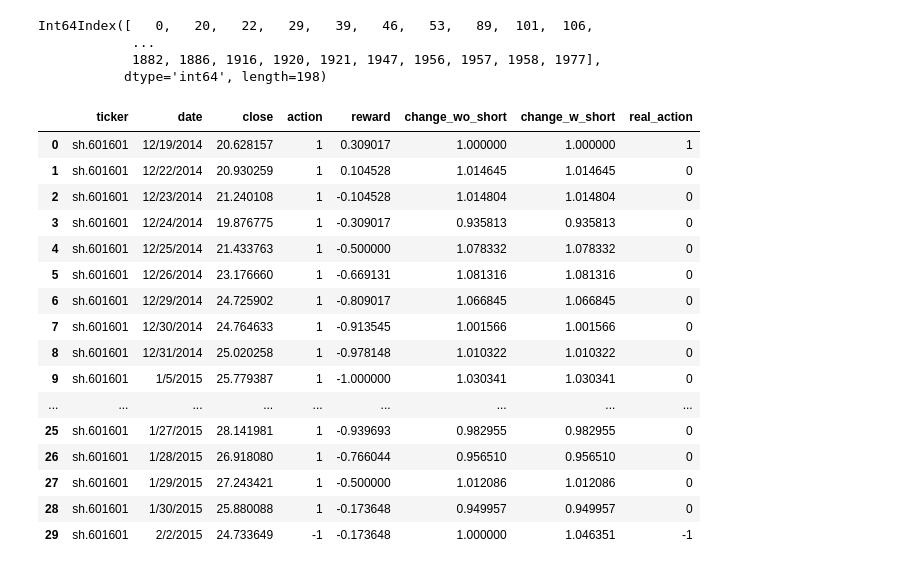
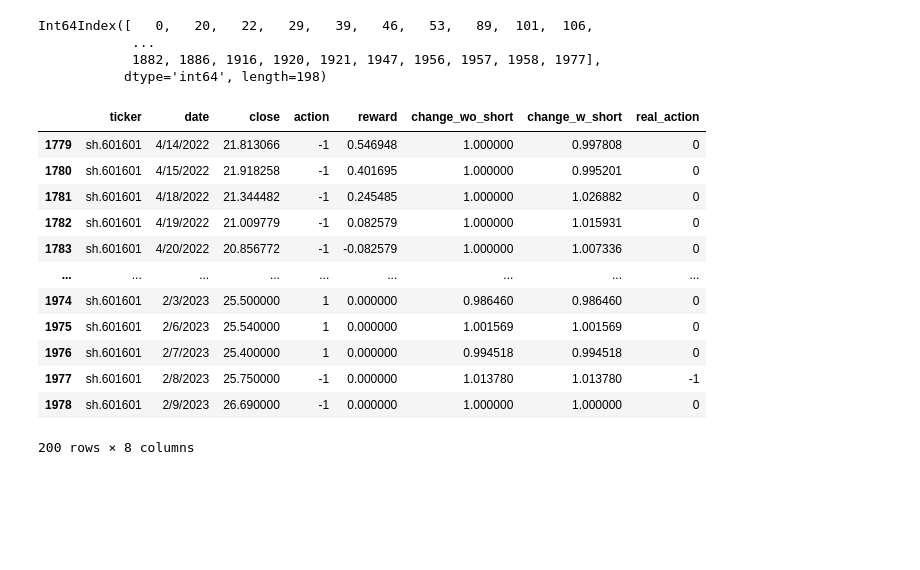
Before and after one commit to Rant-yang/EATA-RL, a Jupyter notebook: test.ipynb, the cells around one changed output. Drawn from its saved outputs; the diff is of its cells as text; code cells hidden in the pictures; blank space fills up the shorter version.

```diff
--- a/test.ipynb
+++ b/test.ipynb
@@ -614,0 +629,10 @@ str
+# %%
+# 然后才能做如下操作
+df.index = pd.to_datetime(df.date)
+buy_n_hold = df.close.pct_change().fillna(0).tz_localize('UTC')
+asset_wo_short = df.change_w_short.diff().fillna(0).tz_localize('UTC')
+import pyfolio
+with pyfolio.plotting.plotting_context(font_scale=1.1):
+        pyfolio.create_full_tear_sheet(
+            returns=asset_wo_short  , benchmark_rets=buy_n_hold, set_context=False
+        )
@@ -636,24 +691,20 @@ Int64Index([   0,   20,   22,   29,   39,   46,   53,   89,  101,  106,
             1882, 1886, 1916, 1920, 1921, 1947, 1956, 1957, 1958, 1977],
            dtype='int64', length=198)
 # %%
-df["real_action"] = df.apply()
+df["real_action"] = df.apply(lambda x: x.action if x.name in actioned.index else 0, axis = 1)
 # df[df.date.isin(actioned.date)].action.value_counts()
-df.head(30)
+df.tail(200)
 # %% [output]
 |  | ticker | date | close | action | reward | change_wo_short | change_w_short | real_action |
-| 0 | sh.601601 | 12/19/2014 | 20.628157 | 1 | 0.309017 | 1.000000 | 1.000000 | 1 |
-| 1 | sh.601601 | 12/22/2014 | 20.930259 | 1 | 0.104528 | 1.014645 | 1.014645 | 0 |
-| 2 | sh.601601 | 12/23/2014 | 21.240108 | 1 | -0.104528 | 1.014804 | 1.014804 | 0 |
-| 3 | sh.601601 | 12/24/2014 | 19.876775 | 1 | -0.309017 | 0.935813 | 0.935813 | 0 |
-| 4 | sh.601601 | 12/25/2014 | 21.433763 | 1 | -0.500000 | 1.078332 | 1.078332 | 0 |
-| 5 | sh.601601 | 12/26/2014 | 23.176660 | 1 | -0.669131 | 1.081316 | 1.081316 | 0 |
-| 6 | sh.601601 | 12/29/2014 | 24.725902 | 1 | -0.809017 | 1.066845 | 1.066845 | 0 |
-| 7 | sh.601601 | 12/30/2014 | 24.764633 | 1 | -0.913545 | 1.001566 | 1.001566 | 0 |
-| 8 | sh.601601 | 12/31/2014 | 25.020258 | 1 | -0.978148 | 1.010322 | 1.010322 | 0 |
-| 9 | sh.601601 | 1/5/2015 | 25.779387 | 1 | -1.000000 | 1.030341 | 1.030341 | 0 |
+| 1779 | sh.601601 | 4/14/2022 | 21.813066 | -1 | 0.546948 | 1.000000 | 0.997808 | 0 |
+| 1780 | sh.601601 | 4/15/2022 | 21.918258 | -1 | 0.401695 | 1.000000 | 0.995201 | 0 |
+| 1781 | sh.601601 | 4/18/2022 | 21.344482 | -1 | 0.245485 | 1.000000 | 1.026882 | 0 |
+| 1782 | sh.601601 | 4/19/2022 | 21.009779 | -1 | 0.082579 | 1.000000 | 1.015931 | 0 |
+| 1783 | sh.601601 | 4/20/2022 | 20.856772 | -1 | -0.082579 | 1.000000 | 1.007336 | 0 |
 | ... | ... | ... | ... | ... | ... | ... | ... | ... |
-| 25 | sh.601601 | 1/27/2015 | 28.141981 | 1 | -0.939693 | 0.982955 | 0.982955 | 0 |
-| 26 | sh.601601 | 1/28/2015 | 26.918080 | 1 | -0.766044 | 0.956510 | 0.956510 | 0 |
-| 27 | sh.601601 | 1/29/2015 | 27.243421 | 1 | -0.500000 | 1.012086 | 1.012086 | 0 |
-| 28 | sh.601601 | 1/30/2015 | 25.880088 | 1 | -0.173648 | 0.949957 | 0.949957 | 0 |
-| 29 | sh.601601 | 2/2/2015 | 24.733649 | -1 | -0.173648 | 1.000000 | 1.046351 | -1 |
+| 1974 | sh.601601 | 2/3/2023 | 25.500000 | 1 | 0.000000 | 0.986460 | 0.986460 | 0 |
+| 1975 | sh.601601 | 2/6/2023 | 25.540000 | 1 | 0.000000 | 1.001569 | 1.001569 | 0 |
+| 1976 | sh.601601 | 2/7/2023 | 25.400000 | 1 | 0.000000 | 0.994518 | 0.994518 | 0 |
+| 1977 | sh.601601 | 2/8/2023 | 25.750000 | -1 | 0.000000 | 1.013780 | 1.013780 | -1 |
+| 1978 | sh.601601 | 2/9/2023 | 26.690000 | -1 | 0.000000 | 1.000000 | 1.000000 | 0 |
+200 rows × 8 columns
```
Also changed, not shown: parts of 2 cells of this notebook, 19 other files.
